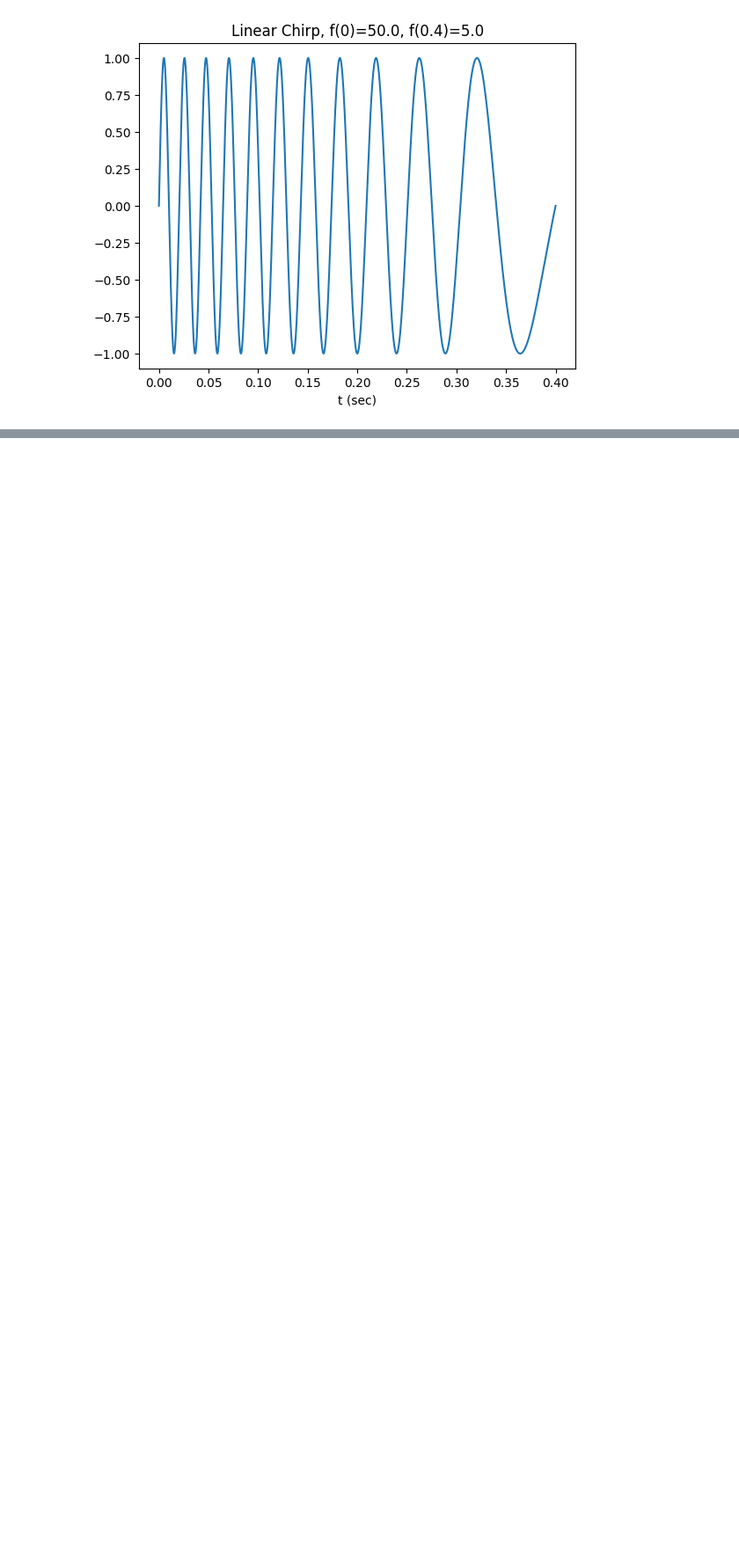
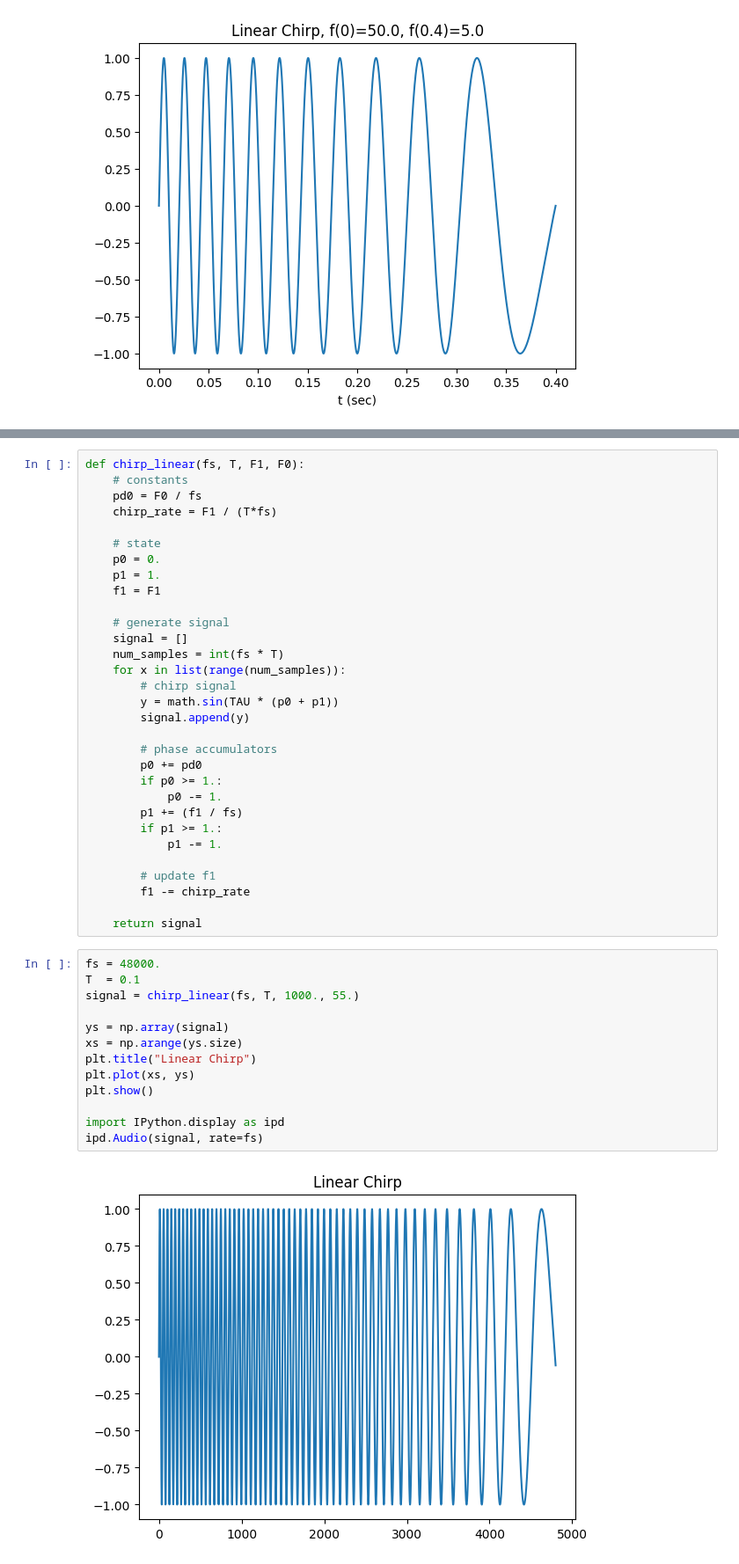
Before and after one commit to antoinevg/notebooks-jupyter, a Jupyter notebook: chirp-linear.ipynb, the cells around one changed output, grey strips where cells are left out. Shown at 88% size. Cells and saved outputs as stored; diff of their text form; blank space fills up the shorter version.

```diff
--- a/chirp-linear.ipynb
+++ b/chirp-linear.ipynb
@@ -70,0 +88,46 @@ plt.show()
+# %%
+def chirp_linear(fs, T, F1, F0):
+    # constants
+    pd0 = F0 / fs
+    chirp_rate = F1 / (T*fs)
+
+    # state
+    p0 = 0.
+    p1 = 1.
+    f1 = F1
+
+    # generate signal
+    signal = []
+    num_samples = int(fs * T)
+    for x in list(range(num_samples)):
+        # chirp signal
+        y = math.sin(TAU * (p0 + p1))
+        signal.append(y)
+
+        # phase accumulators
+        p0 += pd0
+        if p0 >= 1.:
+            p0 -= 1.
+        p1 += (f1 / fs)
+        if p1 >= 1.:
+            p1 -= 1.
+
+        # update f1
+        f1 -= chirp_rate
+
+    return signal
+# %%
+fs = 48000.
+T  = 0.1
+signal = chirp_linear(fs, T, 1000., 55.)
+
+ys = np.array(signal)
+xs = np.arange(ys.size)
+plt.title("Linear Chirp")
+plt.plot(xs, ys)
+plt.show()
+
+import IPython.display as ipd
+ipd.Audio(signal, rate=fs)
+# %% [output]
+[figure, added]
```
Also changed, not shown: parts of 3 cells of this notebook, 1 other file.
